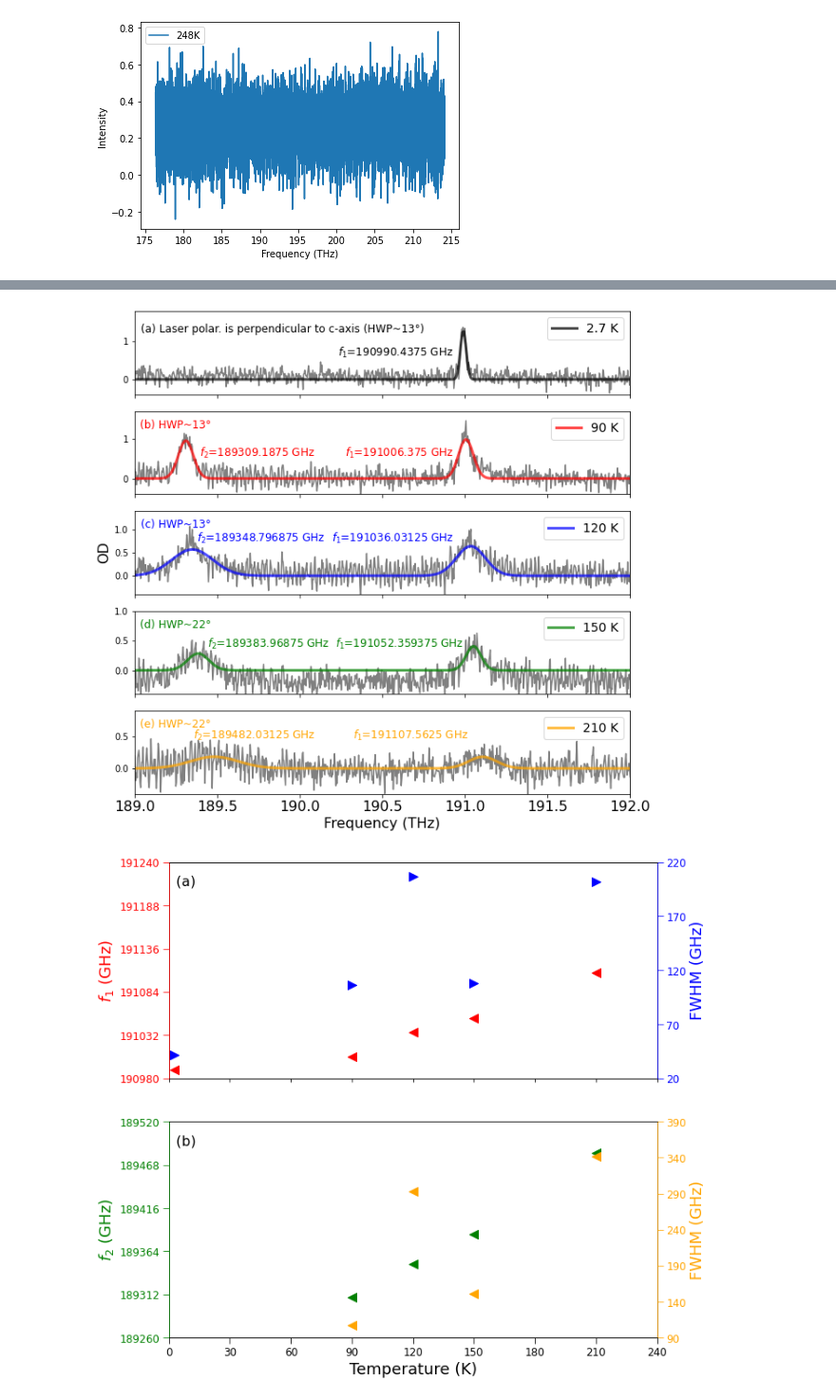
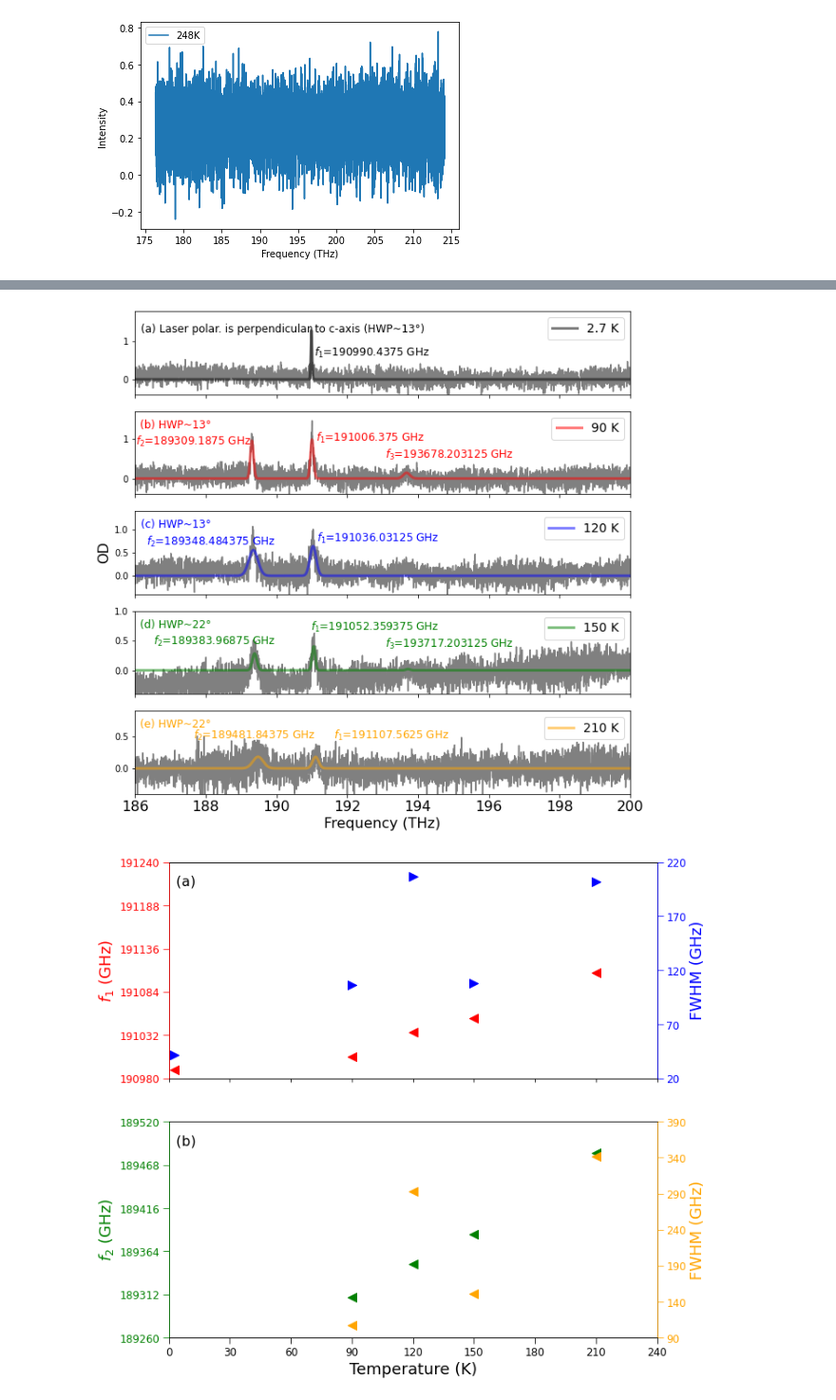
Before and after one commit to JUOM2016/Quick_cal_and_plotting, a Jupyter notebook: absorption_white_light_OD_perpendicular.ipynb, the cells around one changed output, grey strips where cells are left out. Shown at 95% size. Cells and saved outputs as stored; diff of their text form; code cells hidden in the pictures.

```diff
--- a/absorption_white_light_OD_perpendicular.ipynb
+++ b/absorption_white_light_OD_perpendicular.ipynb
@@ -281,32 +412,32 @@ fitted_data_normalised=fitted_data_normalised.to_numpy()
 fig,axs=plt.subplots(5,1,figsize=(10,10))
 
 axs[0].plot(output_raw_data[:,0], output_raw_data[:,1], color='grey')
-axs[0].plot(fitted_data[:,0], fitted_data[:,1], color='k', label='2.7 K',linewidth=3, alpha=0.7)
-axs[0].set_xlim(189,192)
+axs[0].plot(fitted_data[:,0], fitted_data[:,1], color='k', label='2.7 K',linewidth=3, alpha=0.5)
+axs[0].set_xlim(186,200)
 axs[0].set_ylim(-0.4,1.8)
 axs[0].set_xticklabels([])
 
 axs[1].plot(output_raw_data[:,2], output_raw_data[:,3], color='grey')
-axs[1].plot(fitted_data[:,2], fitted_data[:,3], color='r', label='90 K',linewidth=3 ,alpha=0.7)
-axs[1].set_xlim(189,192)
+axs[1].plot(fitted_data[:,2], fitted_data[:,3], color='r', label='90 K',linewidth=3 ,alpha=0.5)
+axs[1].set_xlim(186,200)
 axs[1].set_ylim(-0.4,1.7)
 axs[1].set_xticklabels([])
 
 axs[2].plot(output_raw_data[:,4], output_raw_data[:,5], color='grey')
-axs[2].plot(fitted_data[:,4], fitted_data[:,5], color='b',linewidth=3, label='120 K',alpha=0.7)
-axs[2].set_xlim(189,192)
+axs[2].plot(fitted_data[:,4], fitted_data[:,5], color='b',linewidth=3, label='120 K',alpha=0.5)
+axs[2].set_xlim(186,200)
 axs[2].set_ylim(-0.4,1.4)
 axs[2].set_xticklabels([])
 
 axs[3].plot(output_raw_data[:,6], output_raw_data[:,7], color='grey')
-axs[3].plot(fitted_data[:,6], fitted_data[:,7], color='g',linewidth=3, label='150 K',alpha=0.7)
-axs[3].set_xlim(189,192)
+axs[3].plot(fitted_data[:,6], fitted_data[:,7], color='g',linewidth=3, label='150 K',alpha=0.5)
+axs[3].set_xlim(186,200)
 axs[3].set_ylim(-0.4,1.0)
 axs[3].set_xticklabels([])
 
 axs[4].plot(output_raw_data[:,8], output_raw_data[:,9], color='grey')
-axs[4].plot(fitted_data[:,8], fitted_data[:,9], color='orange',linewidth=3, label='210 K',alpha=0.7)
-axs[4].set_xlim(189,192)
+axs[4].plot(fitted_data[:,8], fitted_data[:,9], color='orange',linewidth=3, label='210 K',alpha=0.5)
+axs[4].set_xlim(186,200)
 axs[4].set_ylim(-0.4,0.9)
 #axs[4].set_xticklabels(fontsize=18)
 plt.xticks(fontsize=16)
@@ -328,7 +459,7 @@ axs[0].annotate('(a) Laser polar. is perpendicular to c-axis (HWP~13\N{DEGREE SI
             verticalalignment='bottom',color='k',fontsize=12)
 
 axs[0].annotate(("$f_{1}$"+ "=" +"{} GHz".format(np.float32(f0_0[0]*1000))),
-            xy=(0.68, 0.2), xycoords='axes fraction',
+            xy=(0.63, 0.2), xycoords='axes fraction',
             xytext=(-20, 20), textcoords='offset pixels',
             horizontalalignment='right',
             verticalalignment='bottom',color='k',fontsize=12)
@@ -339,14 +470,20 @@ axs[1].annotate('(b) HWP~13\N{DEGREE SIGN}',
             horizontalalignment='right',
             verticalalignment='bottom',color='r',fontsize=12)
 
-axs[1].annotate(("$f_{2}$"+ "=" +"{} GHz".format(np.float32(f0_1[1]*1000))),
-            xy=(0.40, 0.2), xycoords='axes fraction',
+axs[1].annotate(("$f_{2}$"+ "=" +"{} GHz".format(np.float32(f0_3[1]*1000))),
+            xy=(0.27, 0.33), xycoords='axes fraction',
             xytext=(-20, 20), textcoords='offset pixels',
             horizontalalignment='right',
             verticalalignment='bottom',color='r',fontsize=12)
 
-axs[1].annotate(("$f_{1}$"+ "=" +"{} GHz".format(np.float32(f0_2[1]*1000))),
-            xy=(0.68, 0.2), xycoords='axes fraction',
+axs[1].annotate(("$f_{1}$"+ "=" +"{} GHz".format(np.float32(f0_4[1]*1000))),
+            xy=(0.62, 0.38), xycoords='axes fraction',
+            xytext=(-20, 20), textcoords='offset pixels',
+            horizontalalignment='right',
+            verticalalignment='bottom',color='r',fontsize=12)
+
+axs[1].annotate(("$f_{3}$"+ "=" +"{} GHz".format(np.float32(f0_5[1]*1000))),
+            xy=(0.8, 0.17), xycoords='axes fraction',
             xytext=(-20, 20), textcoords='offset pixels',
             horizontalalignment='right',
             verticalalignment='bottom',color='r',fontsize=12)
@@ -358,16 +495,17 @@ axs[2].annotate('(c) HWP~13\N{DEGREE SIGN}',
             verticalalignment='bottom',color='b',fontsize=12)
 
 axs[2].annotate(("$f_{2}$"+ "=" +"{} GHz".format(np.float32(f0_1[2]*1000))),
-            xy=(0.42, 0.37), xycoords='axes fraction',
+            xy=(0.32, 0.33), xycoords='axes fraction',
             xytext=(-20, 20), textcoords='offset pixels',
             horizontalalignment='right',
             verticalalignment='bottom',color='b',fontsize=12)
 
 axs[2].annotate(("$f_{1}$"+ "=" +"{} GHz".format(np.float32(f0_2[2]*1000))),
-            xy=(0.68, 0.37), xycoords='axes fraction',
+            xy=(0.65, 0.37), xycoords='axes fraction',
             xytext=(-20, 20), textcoords='offset pixels',
             horizontalalignment='right',
             verticalalignment='bottom',color='b',fontsize=12)
+
 
 axs[3].annotate('(d) HWP~22\N{DEGREE SIGN}',
             xy=(0.19, 0.55), xycoords='axes fraction',
@@ -375,39 +513,45 @@ axs[3].annotate('(d) HWP~22\N{DEGREE SIGN}',
             horizontalalignment='right',
             verticalalignment='bottom',color='g',fontsize=12)
 
-axs[3].annotate(("$f_{2}$"+ "=" +"{} GHz".format(np.float32(f0_1[3]*1000))),
-            xy=(0.43, 0.3), xycoords='axes fraction',
+axs[3].annotate(("$f_{2}$"+ "=" +"{} GHz".format(np.float32(f0_3[3]*1000))),
+            xy=(0.32, 0.33), xycoords='axes fraction',
             xytext=(-20, 20), textcoords='offset pixels',
             horizontalalignment='right',
             verticalalignment='bottom',color='g',fontsize=12)
 
-axs[3].annotate(("$f_{1}$"+ "=" +"{} GHz".format(np.float32(f0_2[3]*1000))),
-            xy=(0.7, 0.3), xycoords='axes fraction',
+axs[3].annotate(("$f_{1}$"+ "=" +"{} GHz".format(np.float32(f0_4[3]*1000))),
+            xy=(0.65, 0.5), xycoords='axes fraction',
+            xytext=(-20, 20), textcoords='offset pixels',
+            horizontalalignment='right',
+            verticalalignment='bottom',color='g',fontsize=12)
+
+axs[3].annotate(("$f_{3}$"+ "=" +"{} GHz".format(np.float32(f0_5[3]*1000))),
+            xy=(0.8, 0.3), xycoords='axes fraction',
             xytext=(-20, 20), textcoords='offset pixels',
             horizontalalignment='right',
             verticalalignment='bottom',color='g',fontsize=12)
 
 axs[4].annotate('(e) HWP~22\N{DEGREE SIGN}',
             xy=(0.19, 0.55), xycoords='axes fraction',
             xytext=(-20, 20), textcoords='offset pixels',
             horizontalalignment='right',
             verticalalignment='bottom',color='orange',fontsize=12)
 
 axs[4].annotate(("$f_{2}$"+ "=" +"{} GHz".format(np.float32(f0_1[4]*1000))),
             xy=(0.4, 0.4), xycoords='axes fraction',
             xytext=(-20, 20), textcoords='offset pixels',
             horizontalalignment='right',
             verticalalignment='bottom',color='orange',fontsize=12)
 
 axs[4].annotate(("$f_{1}$"+ "=" +"{} GHz".format(np.float32(f0_2[4]*1000))),
-            xy=(0.71, 0.4), xycoords='axes fraction',
+            xy=(0.67, 0.4), xycoords='axes fraction',
             xytext=(-20, 20), textcoords='offset pixels',
             horizontalalignment='right',
             verticalalignment='bottom',color='orange',fontsize=12)
 
 fig.patch.set_facecolor('white')
 # %% [output]
-[figure, old version]
+[figure, new version]
 # %%
 temp=[2.7, 90, 120, 150, 210]
 f0_main=np.empty([len(peak_num),2])
```
Also changed, not shown: parts of 2 cells of this notebook, 1 other file.
